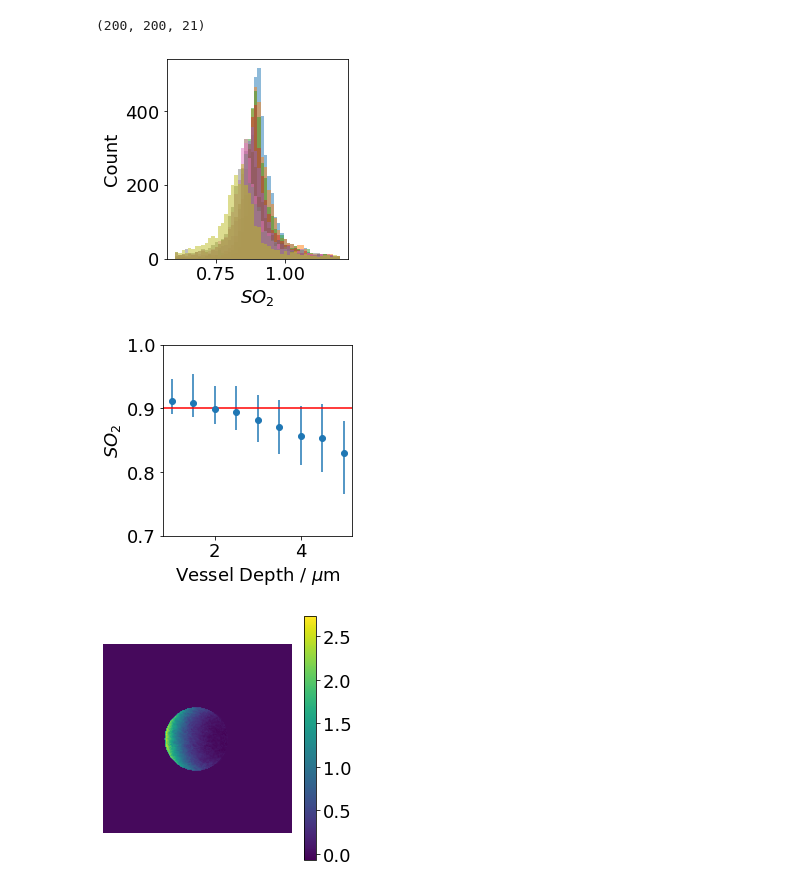
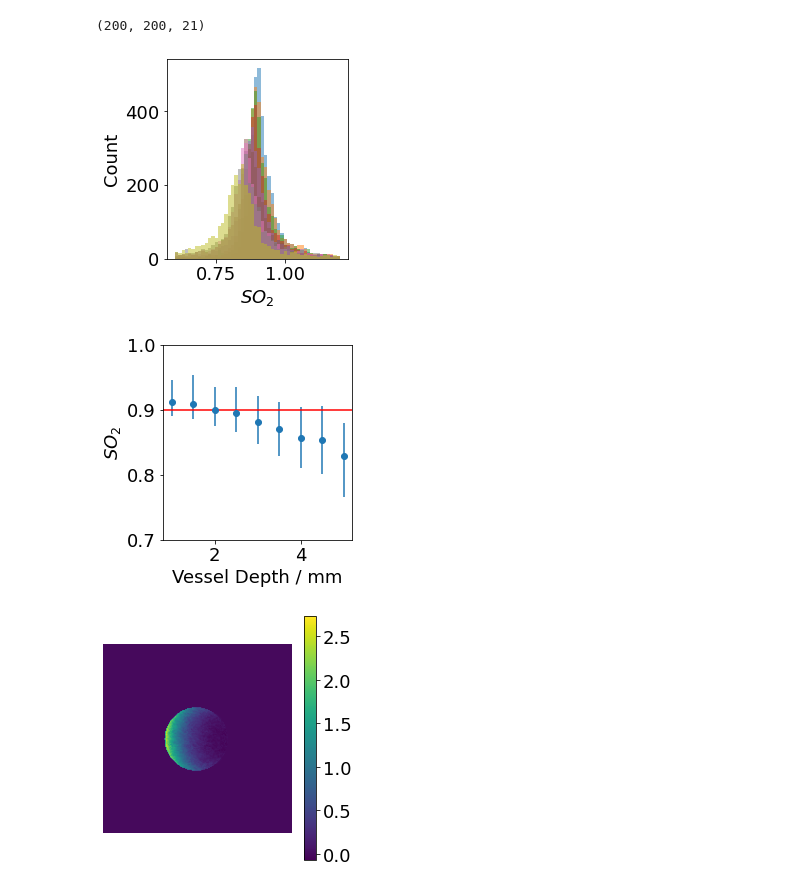
Before and after one commit to tomelse/SkinPhantomSimulations, a Jupyter notebook: Exp3/Vessel Depth Analysis.ipynb, the cells around one changed output. Cells and saved outputs as stored; diff of their text form; code cells hidden in the pictures.

```diff
--- a/Exp3/Vessel Depth Analysis.ipynb
+++ b/Exp3/Vessel Depth Analysis.ipynb
@@ -133,29 +133,29 @@ THb = [M[:, :, 1]+M[:, :, 0] for M in unmixed]
 # %%
 for i, (s, label) in enumerate(zip(so2, labels)):
     plt.hist(s[volume_numbered[i] == 4], bins=50, range=(0.6,1.2), label=label, alpha=0.5)
 plt.xlabel("$SO_2$")
 plt.ylabel("Count")
 plt.tight_layout()
 plt.savefig("../FiguresOutput/depth_SO2_hist.png")
 plt.show()
 
 so2s = [s[volume_numbered[i] == 4] for i, s in enumerate(so2)]
 means = np.array(list(map(np.median, so2s)))
 stds = np.abs(means[:, None] - np.array(list(map(lambda x:np.percentile(x,[25,75]), so2s))))
 
 #plt.boxplot([s[volume_numbered[i] == 4] for i, s in enumerate(so2)], showfliers=False, labels=labels_um)
 plt.errorbar(labels_um, means, yerr=stds.T, fmt="o")
-plt.xlabel(r"Vessel Depth / $\mu$m")
+plt.xlabel(r"Vessel Depth / mm")
 plt.ylabel("$SO_2$")
 plt.ylim([0.7,1])
 plt.axhline(0.9, c="r")
 plt.tight_layout()
 plt.savefig("../FiguresOutput/depth_SO2.png")
 
 plt.show()
 # %% [output]
 [figure]
-[figure, old version]
+[figure, new version]
 # %%
 # Check that we're selecting the correct ROI
 n=5
```
Also changed, not shown: parts of 1 cell of this notebook, 4 other files.
